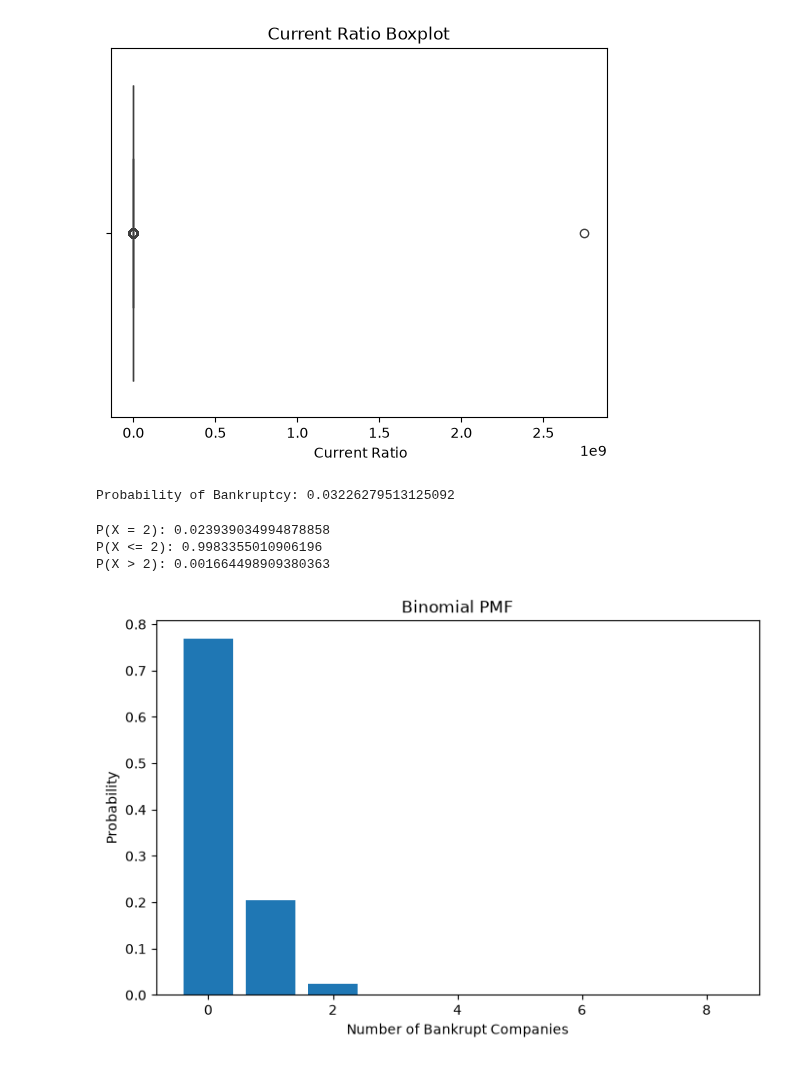
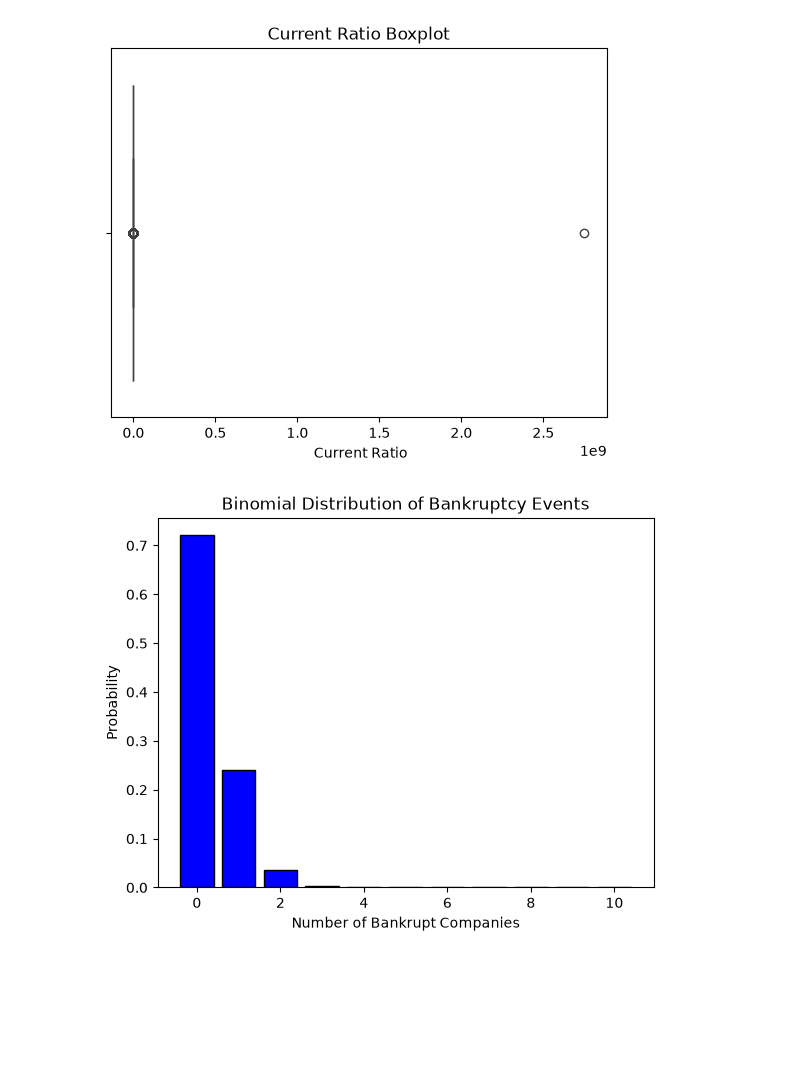
Before and after one commit to Donnnaa/stats_analysis_CA1_, a Jupyter notebook: STATS_CA1.ipynb, the cells around one changed output. Drawn from its saved outputs; the diff is of its cells as text; code cells hidden in the pictures; blank space fills up the shorter version.

```diff
--- a/STATS_CA1.ipynb
+++ b/STATS_CA1.ipynb
@@ -86,45 +88,32 @@ plt.show()
 # %%
-## Binomial Distribution Analysis
+# Code for Binomial Distribution
 
-A company classified as bankrupt is considered a success (1), while a non-bankrupt company is considered a failure (0).
+import numpy as np
+import matplotlib.pyplot as plt
+from scipy.stats import binom
+
+# Probability of bankruptcy from dataset
+
+p = df['Bankrupt?'].mean()
+
+# Parameters
+
+n = 10   # Number of companies observed
+
+k = np.arange(0, n + 1)   # Possible bankruptcies (0 to 10)
+
+# Binomial PMF
+
+binom_pmf = binom.pmf(k, n, p)
+
+# Plot the Binomial Distribution
+
+plt.bar(k, binom_pmf, color='blue', edgecolor='black')
+
+plt.title('Binomial Distribution of Bankruptcy Events')
+plt.xlabel('Number of Bankrupt Companies')
+plt.ylabel('Probability')
+
+plt.show()
+# %% [output]
+[figure, added]
-# %%
-from scipy.stats import binom
-import numpy as np
-import matplotlib.pyplot as plt
-
-p = df['Bankrupt?'].mean()
-
-print("Probability of Bankruptcy:", p)
-# %% [output]
-Probability of Bankruptcy: 0.03226279513125092
-# %%
-n = 8
-
-p_exactly_2 = binom.pmf(2, n=n, p=p)
-
-p_at_most_2 = binom.cdf(2, n=n, p=p)
-
-p_more_than_2 = 1 - p_at_most_2
-
-print("P(X = 2):", p_exactly_2)
-print("P(X <= 2):", p_at_most_2)
-print("P(X > 2):", p_more_than_2)
-# %% [output]
-P(X = 2): 0.023939034994878858
-P(X <= 2): 0.9983355010906196
-P(X > 2): 0.001664498909380363
-# %%
-x = np.arange(0, n+1)
-
-pmf_values = binom.pmf(x, n=n, p=p)
-
-plt.figure(figsize=(8,5))
-plt.bar(x, pmf_values)
-
-plt.title("Binomial PMF")
-plt.xlabel("Number of Bankrupt Companies")
-plt.ylabel("Probability")
-
-plt.show()
-# %% [output]
-[figure, removed]
```
Also changed, not shown: parts of 15 cells of this notebook.
